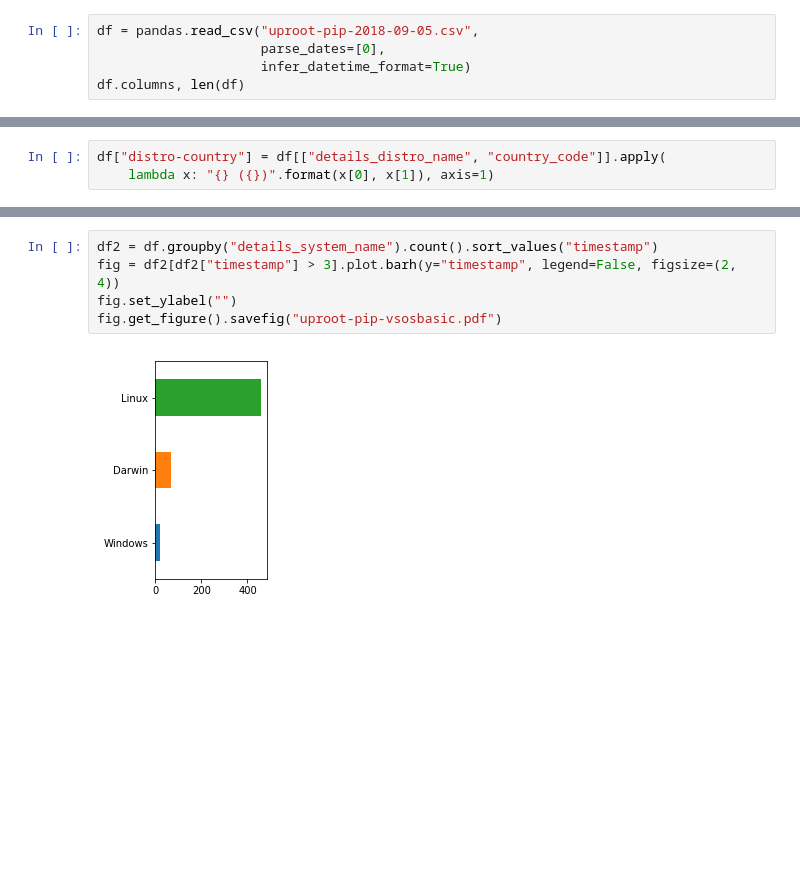
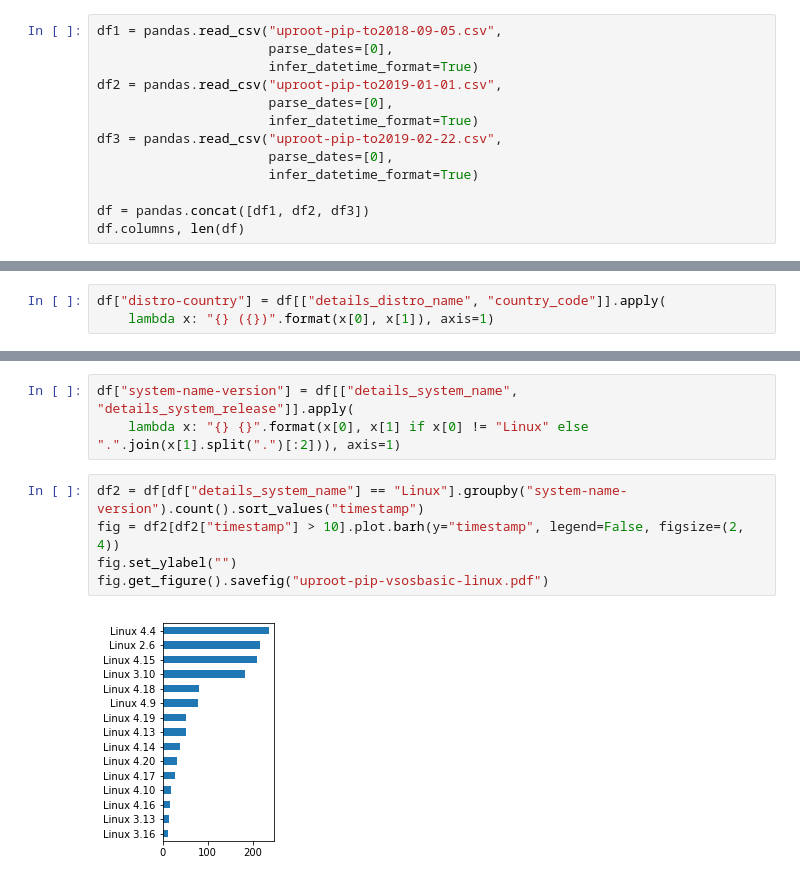
Before and after one commit to jpivarski/jupyter-performance-studies, a Jupyter notebook: uproot-pip.ipynb, the cells around one changed output, grey strips where cells are left out. Saved outputs shown, nothing was run; the diff lists cells and outputs as text; blank space fills up the shorter version.

```diff
--- a/uproot-pip.ipynb
+++ b/uproot-pip.ipynb
@@ -5,9 +5,17 @@ import datetime
 import numpy
 import pandas
 # %%
-df = pandas.read_csv("uproot-pip-2018-09-05.csv",
-                     parse_dates=[0],
-                     infer_datetime_format=True)
+df1 = pandas.read_csv("uproot-pip-to2018-09-05.csv",
+                      parse_dates=[0],
+                      infer_datetime_format=True)
+df2 = pandas.read_csv("uproot-pip-to2019-01-01.csv",
+                      parse_dates=[0],
+                      infer_datetime_format=True)
+df3 = pandas.read_csv("uproot-pip-to2019-02-22.csv",
+                      parse_dates=[0],
+                      infer_datetime_format=True)
+
+df = pandas.concat([df1, df2, df3])
 df.columns, len(df)
 # %% [output]
 (Index(['timestamp', 'country_code', 'file_version', 'details_distro_name',
@@ -77,7 +72,10 @@ fig.get_figure().savefig("uproot-pip-vsoscountry.pdf")
+# %%
+df["system-name-version"] = df[["details_system_name", "details_system_release"]].apply(
+    lambda x: "{} {}".format(x[0], x[1] if x[0] != "Linux" else ".".join(x[1].split(".")[:2])), axis=1)
 # %%
-df2 = df.groupby("details_system_name").count().sort_values("timestamp")
-fig = df2[df2["timestamp"] > 3].plot.barh(y="timestamp", legend=False, figsize=(2, 4))
+df2 = df[df["details_system_name"] == "Linux"].groupby("system-name-version").count().sort_values("timestamp")
+fig = df2[df2["timestamp"] > 10].plot.barh(y="timestamp", legend=False, figsize=(2, 4))
 fig.set_ylabel("")
-fig.get_figure().savefig("uproot-pip-vsosbasic.pdf")
+fig.get_figure().savefig("uproot-pip-vsosbasic-linux.pdf")
 # %% [output]
-[figure, old version]
+[figure, new version]
```
Also changed, not shown: parts of 12 cells of this notebook, 3 other files.
